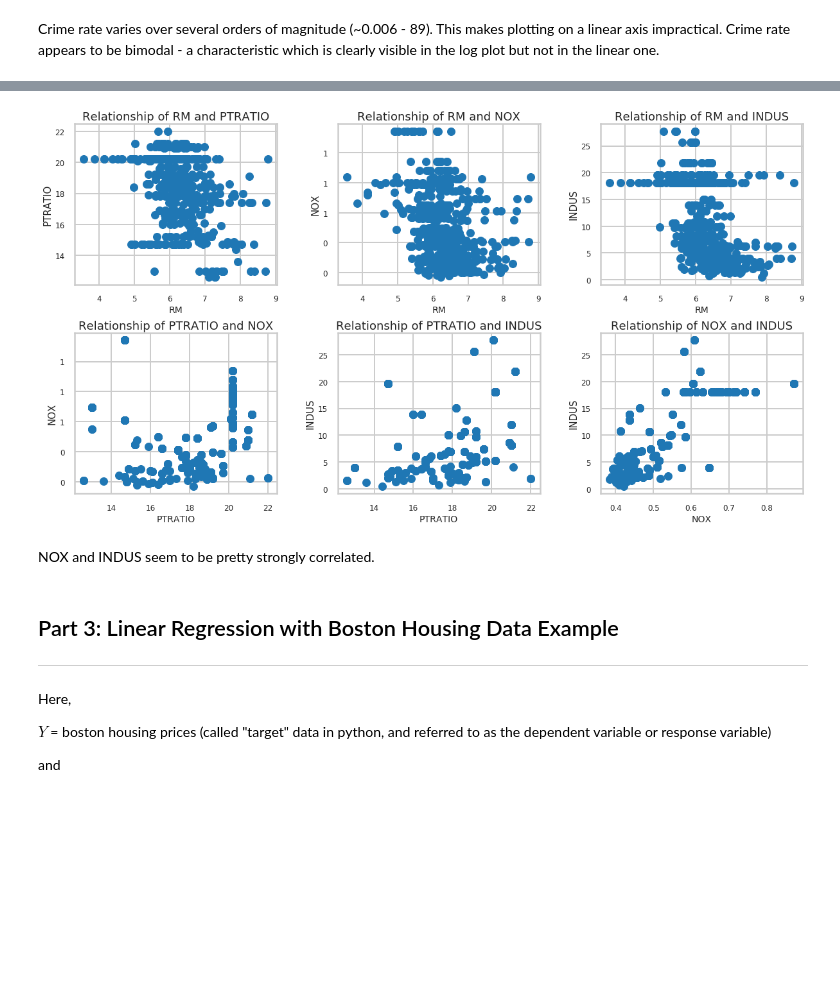
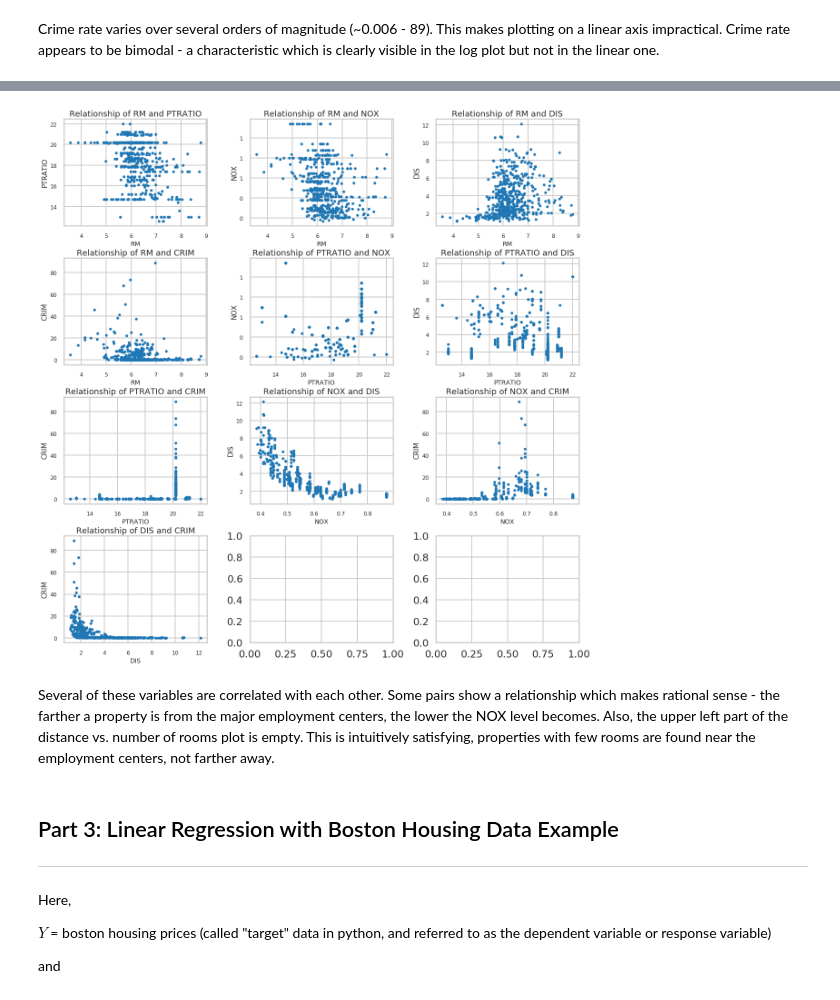
Before and after one commit to gperdrizet/linear_regression, a Jupyter notebook: Mini_Project_Linear_Regression.ipynb, the cells around one changed output, grey strips where cells are left out. Cells and saved outputs as stored; diff of their text form; code cells hidden in the pictures; blank space fills up the shorter version.

```diff
--- a/Mini_Project_Linear_Regression.ipynb
+++ b/Mini_Project_Linear_Regression.ipynb
@@ -389,14 +408,12 @@ variable_labels = [
 
 def scatterplot(plot_location, xdata, ydata, title, xlabel, ylabel):
 
-    ax[plot_location].plot(xdata, ydata, 'o')
+    ax[plot_location].plot(xdata, ydata, 'o', markersize=5)
     ax[plot_location].tick_params(labelsize=12)
     ax[plot_location].set_title(title, fontsize=18)
     ax[plot_location].set_xlabel(xlabel, fontsize=14)
-    #ax[plot_location].set_xticks([])
     ax[plot_location].set_ylabel(ylabel, fontsize=15)
     ax[plot_location].yaxis.set_major_formatter(FormatStrFormatter('%.0f'))
-    #ax[plot_location].set_ylim([-0.05,0.125])
 
     return ax
 
@@ -473,63 +511,59 @@ top = 0.9      # the top of the subplots of the figure
 wspace = 0.3   # the amount of width reserved for blank space between subplots
 hspace = 0.3   # the amount of height reserved for white space between subplots
 
-fig_rows = 2
+fig_rows = 4
 fig_cols = 3
-plot_height = 10
+plot_height = 20
 plot_width = 30
 
 plot_locations = [
     (0,0),(0,1),(0,2),
     (1,0),(1,1),(1,2),
+    (2,0),(2,1),(2,2),
+    (3,0)
 ]
 
 plot_titles = [
     'Relationship of RM and PTRATIO',
     'Relationship of RM and NOX',
-    'Relationship of RM and INDUS',
+    'Relationship of RM and DIS',
+    'Relationship of RM and CRIM',
     'Relationship of PTRATIO and NOX',
-    'Relationship of PTRATIO and INDUS',
-    'Relationship of NOX and INDUS'
+    'Relationship of PTRATIO and DIS',
+    'Relationship of PTRATIO and CRIM',
+    'Relationship of NOX and DIS',
+    'Relationship of NOX and CRIM',
+    'Relationship of DIS and CRIM'
 ]
 
 data_types = [
     ['RM', 'PTRATIO'],
     ['RM', 'NOX'],
-    ['RM', 'INDUS'],
+    ['RM', 'DIS'],
+    ['RM', 'CRIM'],
     ['PTRATIO', 'NOX'],
-    ['PTRATIO', 'INDUS'],
-    ['NOX', 'INDUS']
+    ['PTRATIO', 'DIS'],
+    ['PTRATIO', 'CRIM'],
+    ['NOX', 'DIS'],
+    ['NOX', 'CRIM'],
+    ['DIS', 'CRIM']
 ]
-
-
-def scatterplot(plot_location, xdata, ydata, title, xlabel, ylabel):
-
-    ax[plot_location].plot(xdata, ydata, 'o')
-    ax[plot_location].tick_params(labelsize=12)
-    ax[plot_location].set_title(title, fontsize=18)
-    ax[plot_location].set_xlabel(xlabel, fontsize=14)
-    #ax[plot_location].set_xticks([])
-    ax[plot_location].set_ylabel(ylabel, fontsize=15)
-    ax[plot_location].yaxis.set_major_formatter(FormatStrFormatter('%.0f'))
-    #ax[plot_location].set_ylim([-0.05,0.125])
-
-    return ax
 
 fig, ax = plt.subplots(fig_rows, fig_cols, figsize=(plot_width, plot_height))
 fig.subplots_adjust(left=left, bottom=bottom, right=right, top=top, wspace=wspace, hspace=hspace)
 
 for i in range(len(plot_locations)):
     xdata = bos[data_types[i][0]]
     ydata = bos[data_types[i][1]]
     xlabel = data_types[i][0]
     ylabel = data_types[i][1]
     ax[plot_locations[i]] = scatterplot(plot_locations[i], xdata, ydata, plot_titles[i], xlabel, ylabel)
 
 plt.show()
 # %% [output]
-[figure, old version]
+[figure, new version]
-# %% [markdown]
-NOX and INDUS seem to be pretty strongly correlated.
+# %% [markdown]
+Several of these variables are correlated with each other. Some pairs show a relationship which makes rational sense - the farther a property is from the major employment centers, the lower the NOX level becomes. Also, the upper left part of the distance vs. number of rooms plot is empty. This is intuitively satisfying, properties with few rooms are found near the employment centers, not farther away.
 # %% [markdown]
 ## Part 3: Linear Regression with Boston Housing Data Example
 ***
```
Also changed, not shown: parts of 78 cells of this notebook.
